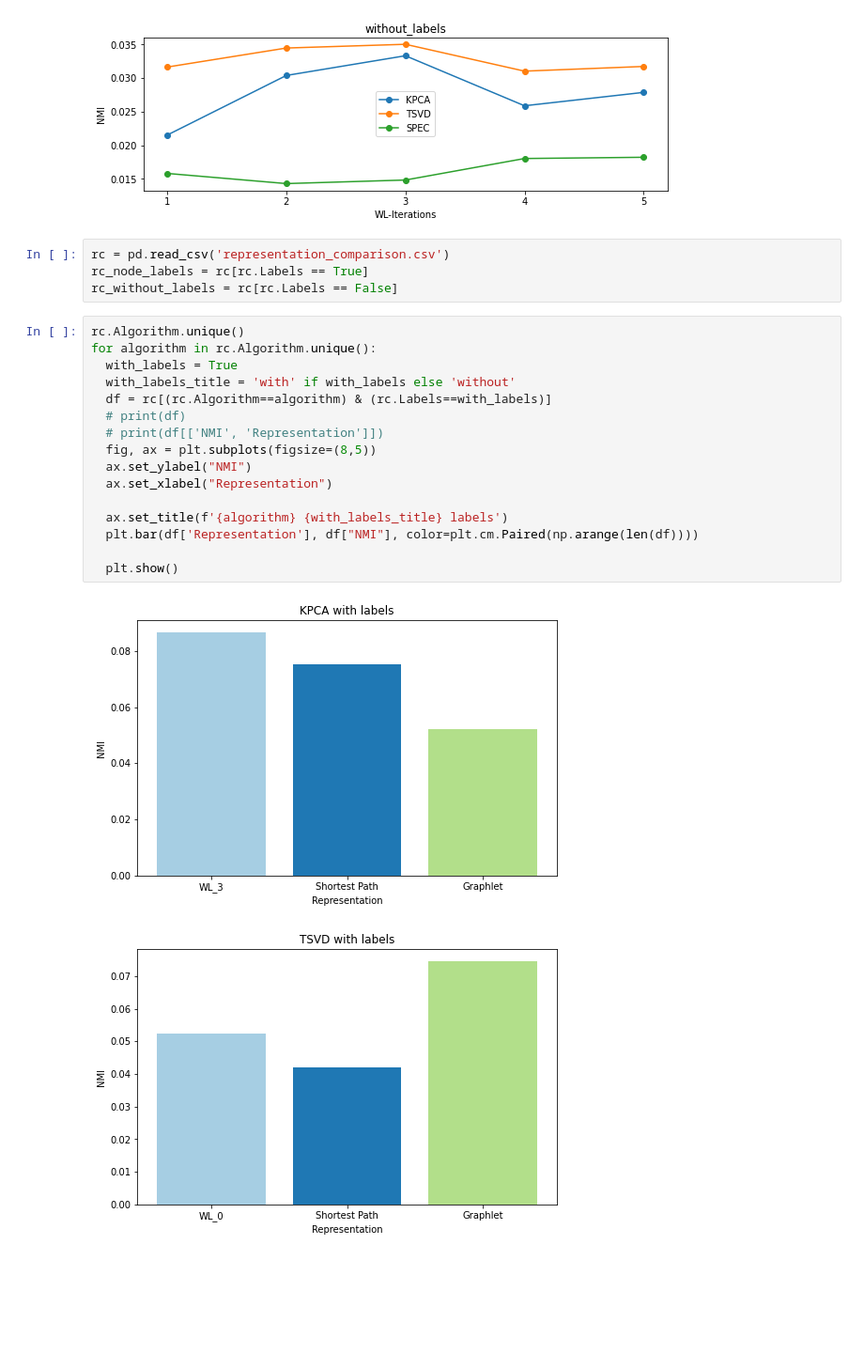
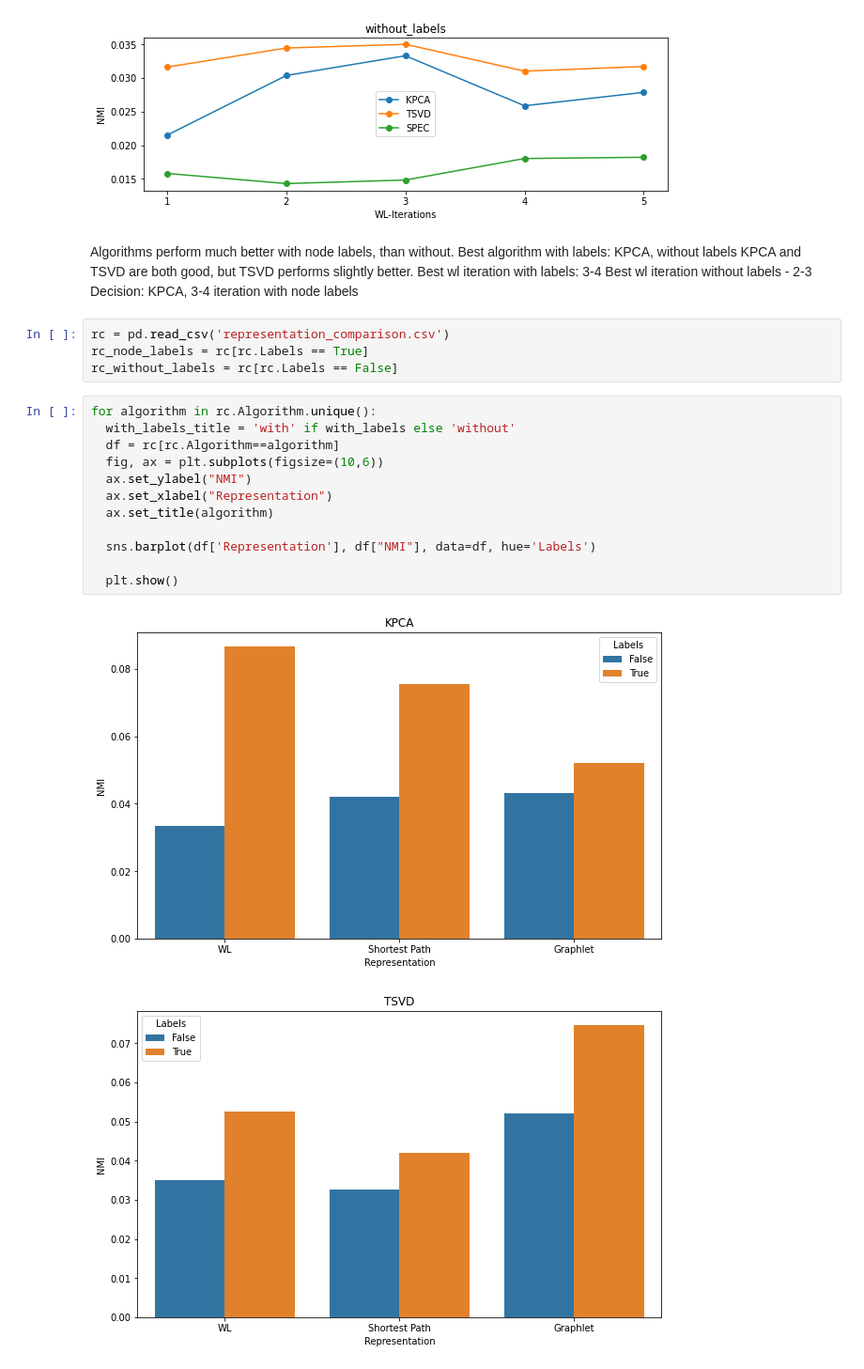
Before and after one commit to markkod/pc3-enzymes, a Jupyter notebook: exploratory_da_2.ipynb, the cells around one changed output. Shown at 94% size. Drawn from its saved outputs; the diff is of its cells as text; blank space fills up the shorter version.

Commit message:
add small conclusion notes for algorithms nmi comparison

```diff
--- a/exploratory_da_2.ipynb
+++ b/exploratory_da_2.ipynb
@@ -392,26 +392,27 @@ for version in ["node_labels", "without_labels"]:
 [figure]
 #################without_labels#################
 [figure]
+# %% [markdown]
+Algorithms perform much better with node labels, than without. Best algorithm with labels: KPCA, without labels KPCA and TSVD are both good, but TSVD performs slightly better.
+Best wl iteration with labels: 3-4
+Best wl iteration without labels - 2-3
+Decision: KPCA, 3-4 iteration with node labels
 # %%
 rc = pd.read_csv('representation_comparison.csv')
 rc_node_labels = rc[rc.Labels == True]
 rc_without_labels = rc[rc.Labels == False]
 # %%
-rc.Algorithm.unique()
 for algorithm in rc.Algorithm.unique():
-  with_labels = True
   with_labels_title = 'with' if with_labels else 'without'
-  df = rc[(rc.Algorithm==algorithm) & (rc.Labels==with_labels)]
-  # print(df)
-  # print(df[['NMI', 'Representation']])
-  fig, ax = plt.subplots(figsize=(8,5))
+  df = rc[rc.Algorithm==algorithm]
+  fig, ax = plt.subplots(figsize=(10,6))
   ax.set_ylabel("NMI")
   ax.set_xlabel("Representation")
+  ax.set_title(algorithm)
 
-  ax.set_title(f'{algorithm} {with_labels_title} labels')
-  plt.bar(df['Representation'], df["NMI"], color=plt.cm.Paired(np.arange(len(df))))
+  sns.barplot(df['Representation'], df["NMI"], data=df, hue='Labels')
 
   plt.show()
 # %% [output]
-[figure, old version]
+[figure, new version]
-[figure, old version]
+[figure, new version]
```
Also changed, not shown: parts of 2 cells of this notebook.
